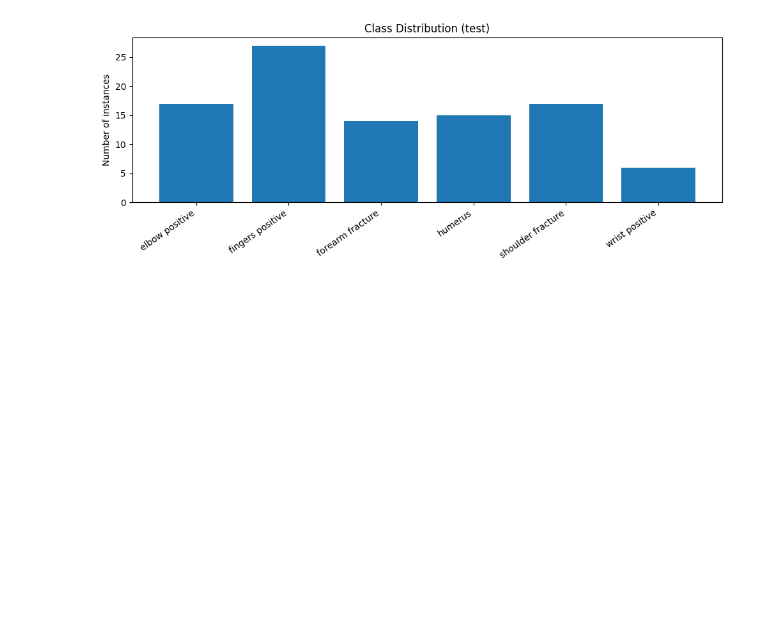
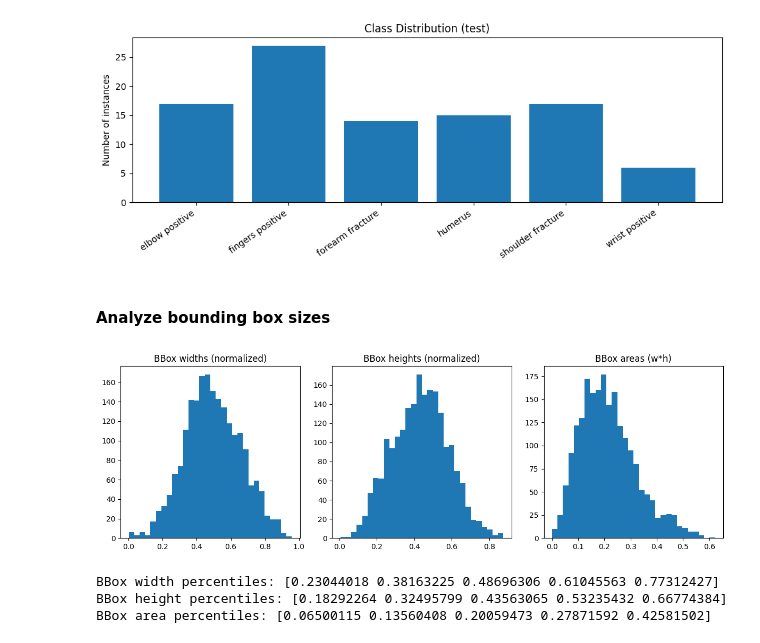
Before and after one commit to jackie-niu/CS9553-Project, a Jupyter notebook: Models/EditData.ipynb, the cells around one changed output. Drawn from its saved outputs; the diff is of its cells as text; code cells hidden in the pictures; blank space fills up the shorter version.

```diff
--- a/Models/EditData.ipynb
+++ b/Models/EditData.ipynb
@@ -240,3 +240,44 @@ TEST label files: 169 | empty (no boxes): 86
   shoulder fracture: 17
   wrist positive: 6
 [figure]
+# %% [markdown]
+#### Analyze bounding box sizes
+# %%
+def collect_bbox_stats(labels_dir: str):
+    ws, hs, areas = [], [], []
+    for fname in os.listdir(labels_dir):
+        if not fname.endswith(".txt"):
+            continue
+        path = os.path.join(labels_dir, fname)
+        if os.path.getsize(path) == 0:
+            continue
+
+        with open(path, "r") as f:
+            for line in f:
+                parts = line.strip().split()
+                if len(parts) < 5:
+                    continue
+                w = float(parts[3])
+                h = float(parts[4])
+                ws.append(w)
+                hs.append(h)
+                areas.append(w*h)
+    return np.array(ws), np.array(hs), np.array(areas)
+
+ws, hs, areas = collect_bbox_stats(train_labels)
+
+plt.figure(figsize=(12,4))
+plt.subplot(1,3,1); plt.hist(ws, bins=30); plt.title("BBox widths (normalized)")
+plt.subplot(1,3,2); plt.hist(hs, bins=30); plt.title("BBox heights (normalized)")
+plt.subplot(1,3,3); plt.hist(areas, bins=30); plt.title("BBox areas (w*h)")
+plt.tight_layout()
+plt.show()
+
+print("BBox width percentiles:", np.percentile(ws, [5,25,50,75,95]))
+print("BBox height percentiles:", np.percentile(hs, [5,25,50,75,95]))
+print("BBox area percentiles:", np.percentile(areas, [5,25,50,75,95]))
+# %% [output]
+[figure, added]
+BBox width percentiles: [0.23044018 0.38163225 0.48696306 0.61045563 0.77312427]
+BBox height percentiles: [0.18292264 0.32495799 0.43563065 0.53235432 0.66774384]
+BBox area percentiles: [0.06500115 0.13560408 0.20059473 0.27871592 0.42581502]
```
Also changed, not shown: parts of 5 cells of this notebook.
